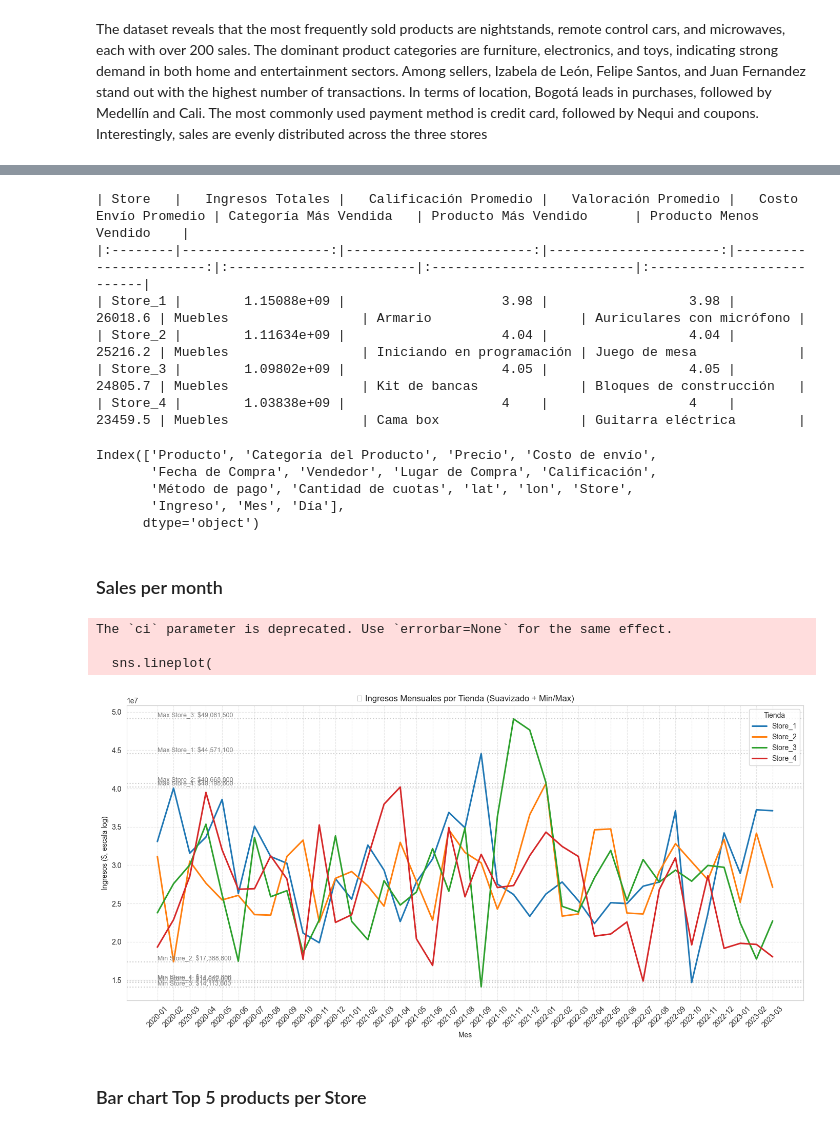
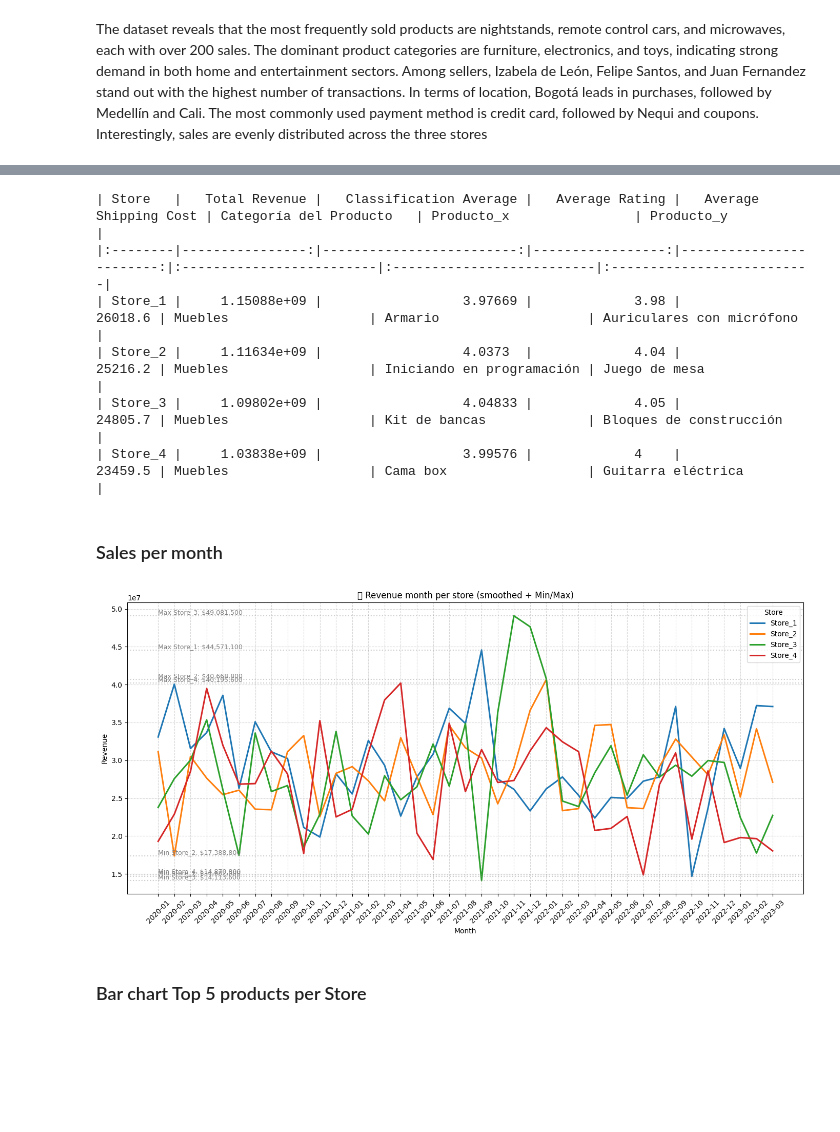
Before and after one commit to sebastian172gm/Challenge-One, a Jupyter notebook: challenge-modelo-de-datos-python/DatosConPython/AloraStoreLatam.ipynb, the cells around one changed output, grey strips where cells are left out. Saved outputs shown, nothing was run; the diff lists cells and outputs as text; code cells hidden in the pictures; blank space fills up the shorter version.

Commit message:
finished challenge AloraStore

```diff
--- a/challenge-modelo-de-datos-python/DatosConPython/AloraStoreLatam.ipynb
+++ b/challenge-modelo-de-datos-python/DatosConPython/AloraStoreLatam.ipynb
@@ -146,36 +145,37 @@ The dataset reveals that the most frequently sold products are nightstands, remo
 ### Total revenue per store
 # %%
 
-# Asegurarse de que las columnas estén limpias y bien nombradas:
-# - 'Precio', 'Calificación', 'Store', 'Categoría del Producto', 'Producto', 'Costo de envío'
 
-# Ingresos totales por tienda
-ingresos = df_all.groupby('Store')['Precio'].sum().rename("Ingresos Totales")
+# Revenue by store
+ingresos = df_all.groupby('Store')['Precio'].sum().rename("Total Revenue")
 
-# Promedio de calificación por tienda
-calif_prom = df_all.groupby('Store')['Calificación'].mean().rename("Calificación Promedio")
+# Average rating by store
+calif_prom = df_all.groupby('Store')['Calificación'].mean().rename("Classification Average")
 
-# Valoración media por tienda (si tienes otra columna tipo 'Valoración' se usa, si no, la misma calificación)
-valoracion = df_all.groupby('Store')['Calificación'].mean().rename("Valoración Promedio")
+# Average rating by store
+valoracion = df_all.groupby('Store')['Calificación'].mean().rename("Average Rating")
 
-# Costo de envío promedio por tienda
-envio = df_all.groupby('Store')['Costo de envío'].mean().rename("Costo Envío Promedio")
+# Shipping Cost per store
+envio = df_all.groupby('Store')['Costo de envío'].mean().rename("Average Shipping Cost")
 
-# Categoría más vendida por tienda
+# Best Selling Category per store
+
 cat_mas_vendida = df_all.groupby(['Store', 'Categoría del Producto']).size().reset_index(name='count')
 cat_mas_vendida = cat_mas_vendida.sort_values(['Store', 'count'], ascending=[True, False])
-cat_top = cat_mas_vendida.drop_duplicates('Store')[['Store', 'Categoría del Producto']].rename(columns={'Categoría del Producto': 'Categoría Más Vendida'})
+cat_top = cat_mas_vendida.drop_duplicates('Store')[['Store', 'Categoría del Producto']].rename(columns={'Product Category': 'Best Selling Category'})
 
-# Producto más vendido por tienda
+
+# Best-selling product by store
+
 prod_mas_vendido = df_all.groupby(['Store', 'Producto']).size().reset_index(name='count')
 prod_mas_vendido = prod_mas_vendido.sort_values(['Store', 'count'], ascending=[True, False])
-prod_top = prod_mas_vendido.drop_duplicates('Store')[['Store', 'Producto']].rename(columns={'Producto': 'Producto Más Vendido'})
+prod_top = prod_mas_vendido.drop_duplicates('Store')[['Store', 'Producto']].rename(columns={'Product': 'Best Selling prduct'})
 
-# Producto menos vendido por tienda (excluyendo productos únicos)
+# Least sold product per store (excluding unique products)
 prod_menos = prod_mas_vendido[prod_mas_vendido['count'] > 1].sort_values(['Store', 'count'], ascending=[True, True])
-prod_bottom = prod_menos.drop_duplicates('Store')[['Store', 'Producto']].rename(columns={'Producto': 'Producto Menos Vendido'})
+prod_bottom = prod_menos.drop_duplicates('Store')[['Store', 'Producto']].rename(columns={'Product': 'Least sold product'})
 
-# Unir todo en una tabla final
+# merge all into a sigle DataFrame
 resumen = ingresos.to_frame().join([
     calif_prom,
     valoracion,
@@ -187,35 +187,31 @@ resumen = resumen.merge(prod_top, on='Store', how='left')
 resumen = resumen.merge(prod_bottom, on='Store', how='left')
 
 # Formatear números si quieres:
-resumen['Ingresos Totales'] = resumen['Ingresos Totales'].round(2)
-resumen['Calificación Promedio'] = resumen['Calificación Promedio'].round(2)
-resumen['Valoración Promedio'] = resumen['Valoración Promedio'].round(2)
-resumen['Costo Envío Promedio'] = resumen['Costo Envío Promedio'].round(2)
+
+resumen['Total Revenue'] = resumen['Total Revenue'].round(2)
+resumen['Average Rating'] = resumen['Average Rating'].round(2)
+resumen['Average Rating'] = resumen['Average Rating'].round(2)
+resumen['Average Shipping Cost'] = resumen['Average Shipping Cost'].round(2)
 
 # Mostrar
 print(resumen.to_markdown(index=False))
-df_all.columns
 # %% [output]
-| Store   |   Ingresos Totales |   Calificación Promedio |   Valoración Promedio |   Costo Envío Promedio | Categoría Más Vendida   | Producto Más Vendido      | Producto Menos Vendido    |
-|:--------|-------------------:|------------------------:|----------------------:|-----------------------:|:------------------------|:--------------------------|:--------------------------|
-| Store_1 |        1.15088e+09 |                    3.98 |                  3.98 |                26018.6 | Muebles                 | Armario                   | Auriculares con micrófono |
-| Store_2 |        1.11634e+09 |                    4.04 |                  4.04 |                25216.2 | Muebles                 | Iniciando en programación | Juego de mesa             |
-| Store_3 |        1.09802e+09 |                    4.05 |                  4.05 |                24805.7 | Muebles                 | Kit de bancas             | Bloques de construcción   |
-| Store_4 |        1.03838e+09 |                    4    |                  4    |                23459.5 | Muebles                 | Cama box                  | Guitarra eléctrica        |
+| Store   |   Total Revenue |   Classification Average |   Average Rating |   Average Shipping Cost | Categoría del Producto   | Producto_x                | Producto_y                |
+|:--------|----------------:|-------------------------:|-----------------:|------------------------:|:-------------------------|:--------------------------|:--------------------------|
+| Store_1 |     1.15088e+09 |                  3.97669 |             3.98 |                 26018.6 | Muebles                  | Armario                   | Auriculares con micrófono |
+| Store_2 |     1.11634e+09 |                  4.0373  |             4.04 |                 25216.2 | Muebles                  | Iniciando en programación | Juego de mesa             |
+| Store_3 |     1.09802e+09 |                  4.04833 |             4.05 |                 24805.7 | Muebles                  | Kit de bancas             | Bloques de construcción   |
+| Store_4 |     1.03838e+09 |                  3.99576 |             4    |                 23459.5 | Muebles                  | Cama box                  | Guitarra eléctrica        |
-Index(['Producto', 'Categoría del Producto', 'Precio', 'Costo de envío',
-       'Fecha de Compra', 'Vendedor', 'Lugar de Compra', 'Calificación',
-       'Método de pago', 'Cantidad de cuotas', 'lat', 'lon', 'Store',
-       'Ingreso', 'Mes', 'Día'],
-      dtype='object')
 # %% [markdown]
 ### Sales per month
 # %%
 df_all['Fecha de Compra'] = pd.to_datetime(df_all['Fecha de Compra'], errors='coerce')
 df_all['Mes'] = df_all['Fecha de Compra'].dt.to_period('M')
 df_all['Día'] = df_all['Fecha de Compra'].dt.date
+df_all['Precio'] = pd.to_numeric(df_all['Precio'], errors='coerce')
 # %%
-ventas_mensuales = df_all.groupby('Mes')['Precio'].sum().reset_index()
-
+ventas_mensuales = df_all.groupby(['Mes', 'Store'])['Precio'].sum().reset_index()
+ventas_mensuales['Mes'] = ventas_mensuales['Mes'].astype(str)
 df_viz = ventas_mensuales[ventas_mensuales['Precio'] > 0]
 
 plt.figure(figsize=(14, 7))
@@ -226,41 +222,38 @@ sns.lineplot(
     x='Mes',
     y='Precio',
     hue='Store',
     linewidth=2.2,
     ci=None
 )
 
 # 📏 add dotted lines for max and min
 
 for tienda in df_viz['Store'].unique():
     datos_tienda = df_viz[df_viz['Store'] == tienda]
     min_val = datos_tienda['Precio'].min()
     max_val = datos_tienda['Precio'].max()
 
     # min line
     plt.axhline(min_val, linestyle='dotted', color='gray', alpha=0.4)
     plt.text(df_viz['Mes'].min(), min_val, f"Min {tienda}: ${min_val:,.0f}",
              va='bottom', ha='left', fontsize=9, color='gray')
 
     # max line
     plt.axhline(max_val, linestyle='dotted', color='gray', alpha=0.4)
     plt.text(df_viz['Mes'].min(), max_val, f"Max {tienda}: ${max_val:,.0f}",
              va='bottom', ha='left', fontsize=9, color='gray')
 
 # 📊 set scale for y-axis
 plt.grid(True, which='both', linestyle='--', alpha=0.5)
-plt.title('📈 Ingresos Mensuales por Tienda (Suavizado + Min/Max)')
-plt.xlabel('Mes')
-plt.ylabel('Ingresos ($, escala log)')
+plt.title('📈 Revenue month per store (smoothed + Min/Max)')
+plt.xlabel('Month')
+plt.ylabel('Revenue')
 plt.xticks(rotation=45)
-plt.legend(title='Tienda')
+plt.legend(title='Store')
 plt.tight_layout()
 plt.show()
 # %% [output]
-The `ci` parameter is deprecated. Use `errorbar=None` for the same effect.
-
-  sns.lineplot(
-[figure, old version]
+[figure, new version]
 # %% [markdown]
 ### Bar chart Top 5 products per Store
 # %%
```
Also changed, not shown: parts of 9 cells of this notebook, 1 other file.
